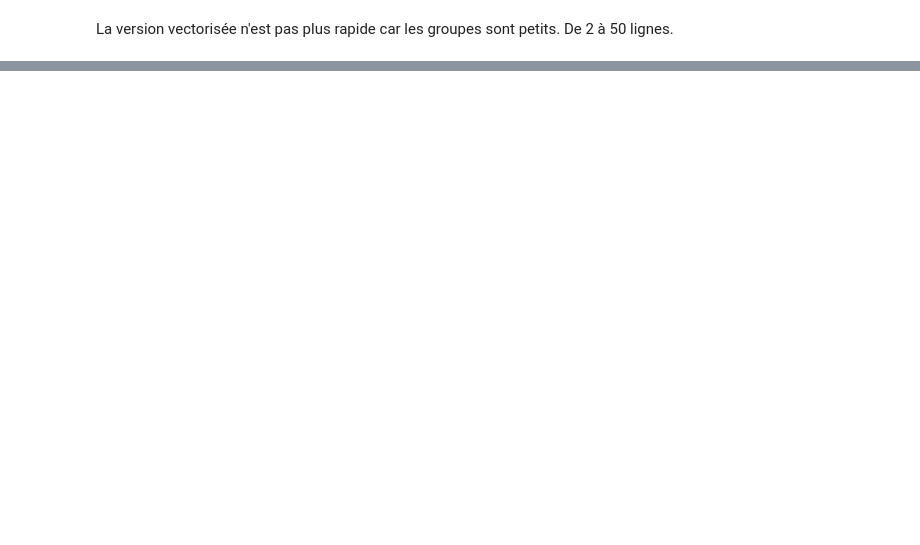
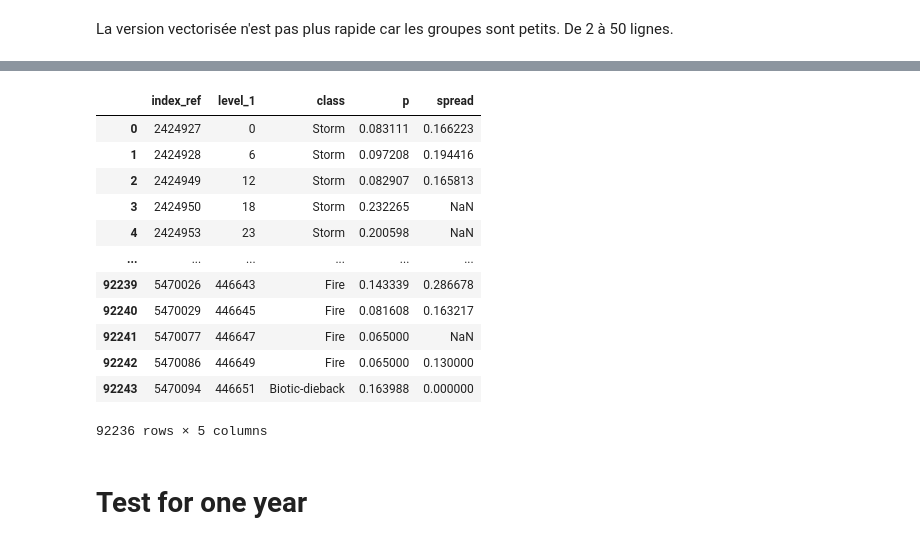
Before and after one commit to ArthurCalvi/Disturbance-Attribution-Dataset-Joining, a Jupyter notebook: join-datasets/temporo-spatial-join.ipynb, the cells around one changed output, grey strips where cells are left out. Saved outputs shown, nothing was run; the diff lists cells and outputs as text; code cells hidden in the pictures; blank space fills up the shorter version.

```diff
--- a/join-datasets/temporo-spatial-join.ipynb
+++ b/join-datasets/temporo-spatial-join.ipynb
@@ -444,4 +347,0 @@ ValueError: The columns in the computed data do not match the columns in the pro
-# %%
-from itertools import islice
-for name, group in islice(groups, 1):
-    print(name)
@@ -644,0 +552,23 @@ compute_class_p_spread(d)
+# %%
+#92000 -> >10min (pd)
+#92000 -> 6min (dd groupby apply)
+#92000 -> 4min (dd map_partitions) but issue on the index
+
+client = Client()
+print(client.dashboard_link)
+
+
+r_ = dd.from_pandas(disturbances[['index_ref', 'class', 'sd', 'sw', 'td', 'tw', 'tc', 'oa', 'p']], npartitions=10)
+
+dtypes = {
+    'class': 'string',
+    'p': 'float64',
+    'spread': 'float64'
+}
+
+# with ProgressBar():
+#     r = r_.groupby(by='index_ref').apply(wrapper_class_proba_spread, meta=meta).compute()
+# client.close()
+
+r = r_.map_partitions(lambda df: df.groupby('index_ref',as_index=True).apply(wrapper_class_proba_spread), meta=meta).compute()
+client.close()
@@ -644,0 +604,18 @@ compute_class_p_spread(d)
+# %%
+r.reset_index().drop_duplicates(subset=['index_ref'])
+# %% [output]
+|  | index_ref | level_1 | class | p | spread |
+| 0 | 2424927 | 0 | Storm | 0.083111 | 0.166223 |
+| 1 | 2424928 | 6 | Storm | 0.097208 | 0.194416 |
+| 2 | 2424949 | 12 | Storm | 0.082907 | 0.165813 |
+| 3 | 2424950 | 18 | Storm | 0.232265 | NaN |
+| 4 | 2424953 | 23 | Storm | 0.200598 | NaN |
+| ... | ... | ... | ... | ... | ... |
+| 92239 | 5470026 | 446643 | Fire | 0.143339 | 0.286678 |
+| 92240 | 5470029 | 446645 | Fire | 0.081608 | 0.163217 |
+| 92241 | 5470077 | 446647 | Fire | 0.065000 | NaN |
+| 92242 | 5470086 | 446649 | Fire | 0.065000 | 0.130000 |
+| 92243 | 5470094 | 446651 | Biotic-dieback | 0.163988 | 0.000000 |
+92236 rows × 5 columns
+# %% [markdown]
+# Test for one year
```
Also changed, not shown: parts of 51 cells of this notebook.
